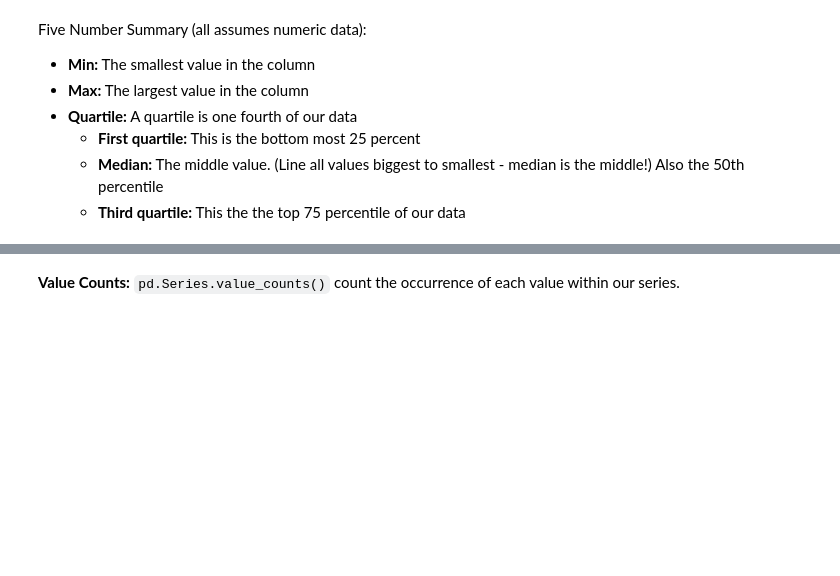
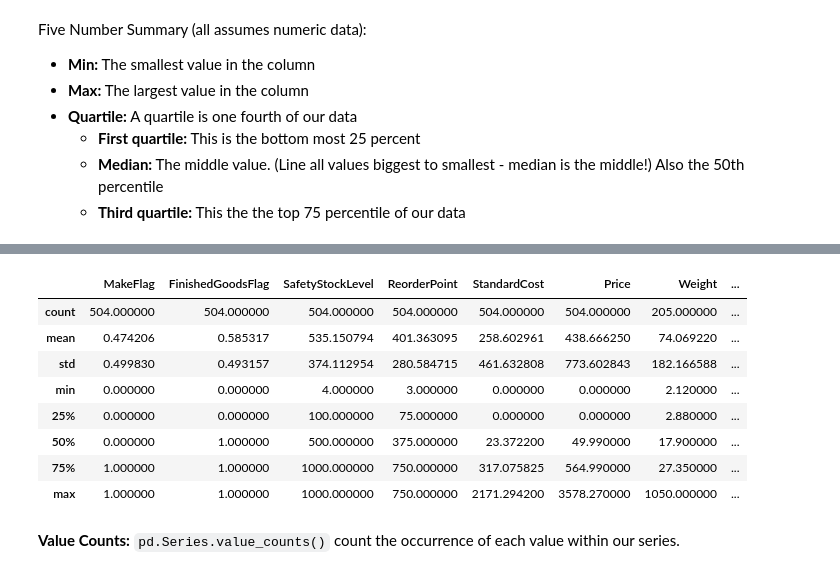
Before and after one commit to ersingt/coursework, a Jupyter notebook: 02-Week/01-pandas/01-pandas-intro-Adi-InClass.ipynb, the cells around one changed output, grey strips where cells are left out. Saved outputs shown, nothing was run; the diff lists cells and outputs as text; code cells hidden in the pictures; blank space fills up the shorter version.

```diff
--- a/02-Week/01-pandas/01-pandas-intro-Adi-InClass.ipynb
+++ b/02-Week/01-pandas/01-pandas-intro-Adi-InClass.ipynb
@@ -432,3 +443,16 @@ Five Number Summary (all assumes numeric data):
+# %%
+# Descriptive Statistics for the entire data frame
+prod.describe()
+# %% [output]
+|  | MakeFlag | FinishedGoodsFlag | SafetyStockLevel | ReorderPoint | StandardCost | Price | Weight | ... |
+| count | 504.000000 | 504.000000 | 504.000000 | 504.000000 | 504.000000 | 504.000000 | 205.000000 | ... |
+| mean | 0.474206 | 0.585317 | 535.150794 | 401.363095 | 258.602961 | 438.666250 | 74.069220 | ... |
+| std | 0.499830 | 0.493157 | 374.112954 | 280.584715 | 461.632808 | 773.602843 | 182.166588 | ... |
+| min | 0.000000 | 0.000000 | 4.000000 | 3.000000 | 0.000000 | 0.000000 | 2.120000 | ... |
+| 25% | 0.000000 | 0.000000 | 100.000000 | 75.000000 | 0.000000 | 0.000000 | 2.880000 | ... |
+| 50% | 0.000000 | 1.000000 | 500.000000 | 375.000000 | 23.372200 | 49.990000 | 17.900000 | ... |
+| 75% | 1.000000 | 1.000000 | 1000.000000 | 750.000000 | 317.075825 | 564.990000 | 27.350000 | ... |
+| max | 1.000000 | 1.000000 | 1000.000000 | 750.000000 | 2171.294200 | 3578.270000 | 1050.000000 | ... |
 # %% [markdown]
 **Value Counts:** `pd.Series.value_counts()` count the occurrence of each value within our series.
 # %%
```
Also changed, not shown: parts of 22 cells of this notebook.
